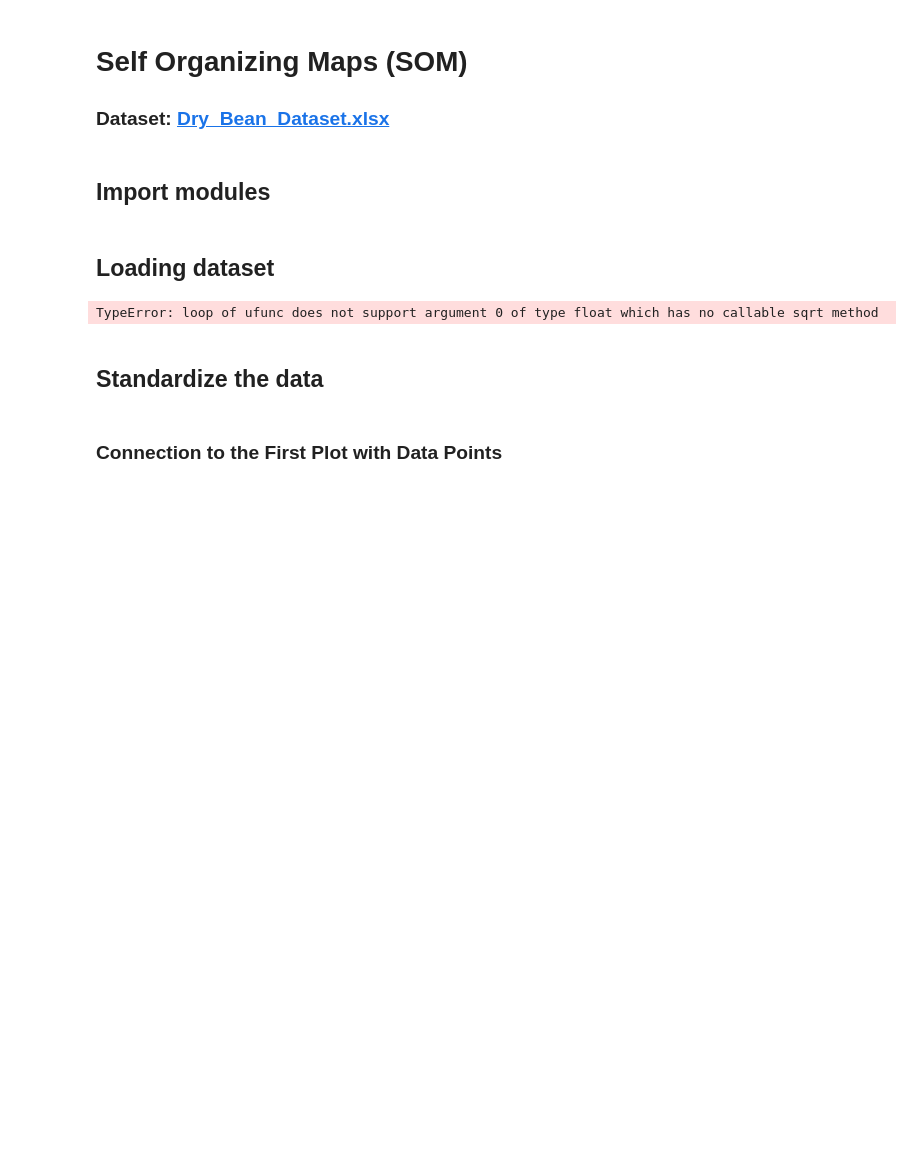
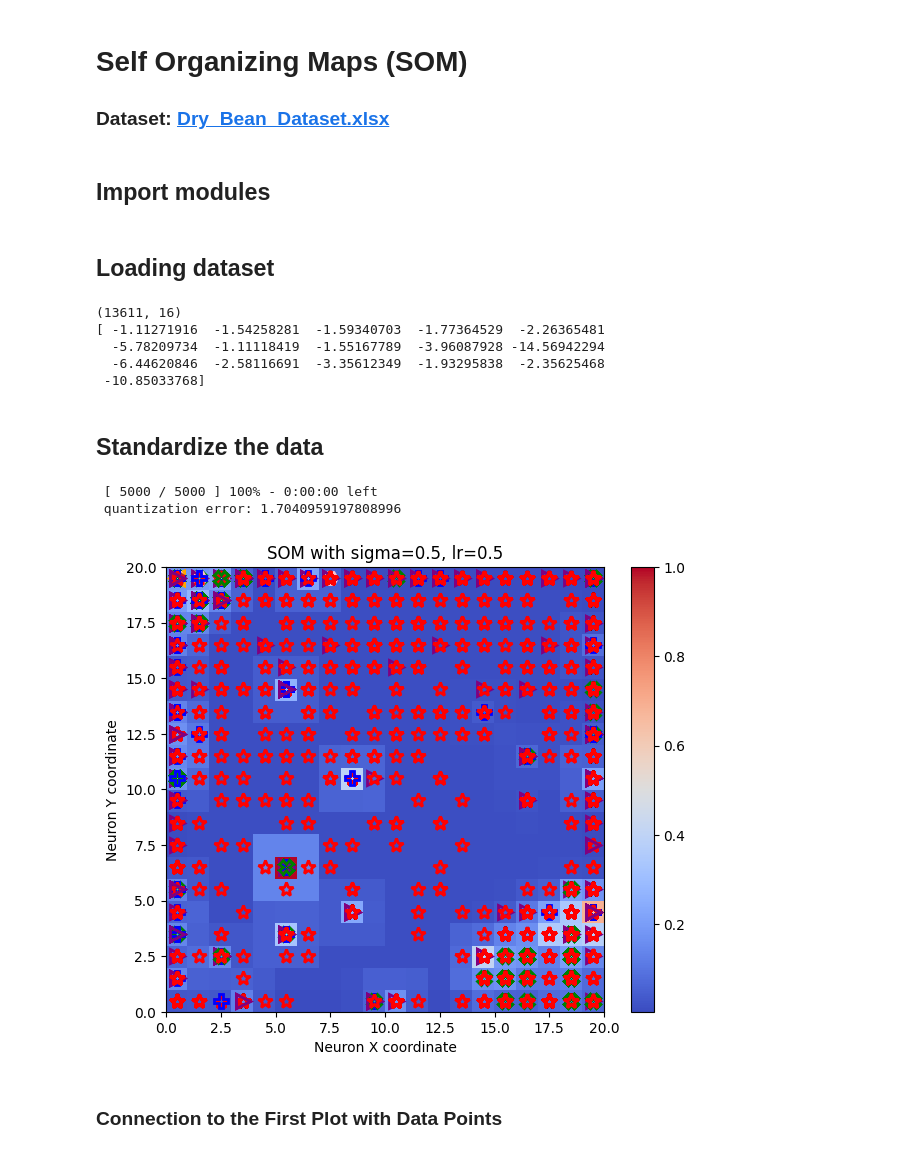
Before and after one commit to sebastianbuzdugan/A3-NeuralNetworks, a Jupyter notebook: output/SOM/SOM-Dry-Bean-data.ipynb, the cells around one changed output. Cells and saved outputs as stored; diff of their text form; code cells hidden in the pictures; blank space fills up the shorter version.

```diff
--- a/output/SOM/SOM-Dry-Bean-data.ipynb
+++ b/output/SOM/SOM-Dry-Bean-data.ipynb
@@ -16,59 +17,79 @@ import numpy as np
 # %%
 filename = '../../input/Dry_Bean_Dataset.xlsx'
 df = pd.read_excel(filename)
+df_numeric = df.select_dtypes(include=[np.number])
 
-# Convert the DataFrame to a NumPy array
-dataset_1 = df.to_numpy()
 
-# Standardize all columns except the last one
+# convert the filtered numeric DataFrame to a NumPy array
+dataset_1 = df_numeric.to_numpy()
+
+# apply standardization
 epsilon = 1e-8
-dataset_1[:, :-1] = (dataset_1[:, :-1] - np.mean(dataset_1[:, :-1], axis=0)) / (np.std(dataset_1[:, :-1], axis=0) + epsilon)
+dataset_1 = (dataset_1 - np.mean(dataset_1, axis=0)) / (np.std(dataset_1, axis=0) + epsilon)
 
-# Print the shape and the minimum values for each column
+
+# print the shape and the minimum values for each column
 print(dataset_1.shape)
 print(np.min(dataset_1, axis=0))
 # %% [output]
-TypeError: loop of ufunc does not support argument 0 of type float which has no callable sqrt method
+(13611, 16)
+[ -1.11271916  -1.54258281  -1.59340703  -1.77364529  -2.26365481
+  -5.78209734  -1.11118419  -1.55167789  -3.96087928 -14.56942294
+  -6.44620846  -2.58116691  -3.35612349  -1.93295838  -2.35625468
+ -10.85033768]
 # %% [markdown]
 <a id="3"></a>
 ## Standardize the data
 # %%
 training_data = dataset_1[:, :-1]
-target = np.array(dataset_1[:, -1], dtype=np.uint8)
+target = np.array(dataset_1[:, -1], dtype=np.uint8)  # ensure this is correct based on your data's last column
 
-# Define SOM parameters
+# define SOM parameters
 parameters_to_try = [
     {"sigma": 0.5, "learning_rate": 0.5, "neighborhood_function": "gaussian", "topology": "rectangular"},
-    # Add other parameter sets as needed
+    # add other parameter sets as needed
 ]
 
 plt.figure(figsize=(12, 10))
 
 for i, params in enumerate(parameters_to_try):
     plt.subplot(2, 2, i + 1)
     n_neurons = 20
     m_neurons = 20
     som = MiniSom(n_neurons, m_neurons, training_data.shape[1], random_seed=42, **params)
 
     som.pca_weights_init(training_data)
     som.train(training_data, 5000, verbose=True)
 
     plt.pcolor(som.distance_map().T, cmap='coolwarm')
     plt.colorbar()
 
     markers = ['*', 'X', 'P', '>', '<', 'p', 'H']
     colors = ['red', 'green', 'blue', 'purple', 'orange', 'brown', 'pink']
+    # commenting out the original plotting loop
+    # for cnt, xx in enumerate(training_data):
+    #     w = som.winner(xx)
+    #     plt.plot(w[0]+.5, w[1]+.5, markers[target[cnt]-1], markerfacecolor='None',
+    #              markeredgecolor=colors[target[cnt]-1], markersize=10, markeredgewidth=2)
+
+    # new plotting loop with modulo for wrapping around marker and color indices
     for cnt, xx in enumerate(training_data):
         w = som.winner(xx)
-        plt.plot(w[0]+.5, w[1]+.5, markers[target[cnt]-1], markerfacecolor='None',
-                 markeredgecolor=colors[target[cnt]-1], markersize=10, markeredgewidth=2)
+        marker_index = target[cnt] % len(markers)  # wrap around marker index
+        color_index = target[cnt] % len(colors)    # wrap around color index
+        plt.plot(w[0]+.5, w[1]+.5, markers[marker_index], markerfacecolor='None',
+                 markeredgecolor=colors[color_index], markersize=10, markeredgewidth=2)
 
     plt.title(f'SOM with sigma={params["sigma"]}, lr={params["learning_rate"]}')
     plt.xlabel('Neuron X coordinate')
     plt.ylabel('Neuron Y coordinate')
 
 plt.tight_layout()
 plt.show()
+# %% [output]
+ [ 5000 / 5000 ] 100% - 0:00:00 left
+ quantization error: 1.7040959197808996
+[figure, added]
 # %% [markdown]
 ### Connection to the First Plot with Data Points
 # %%
```
Also changed, not shown: parts of 2 cells of this notebook, 5 other files.
